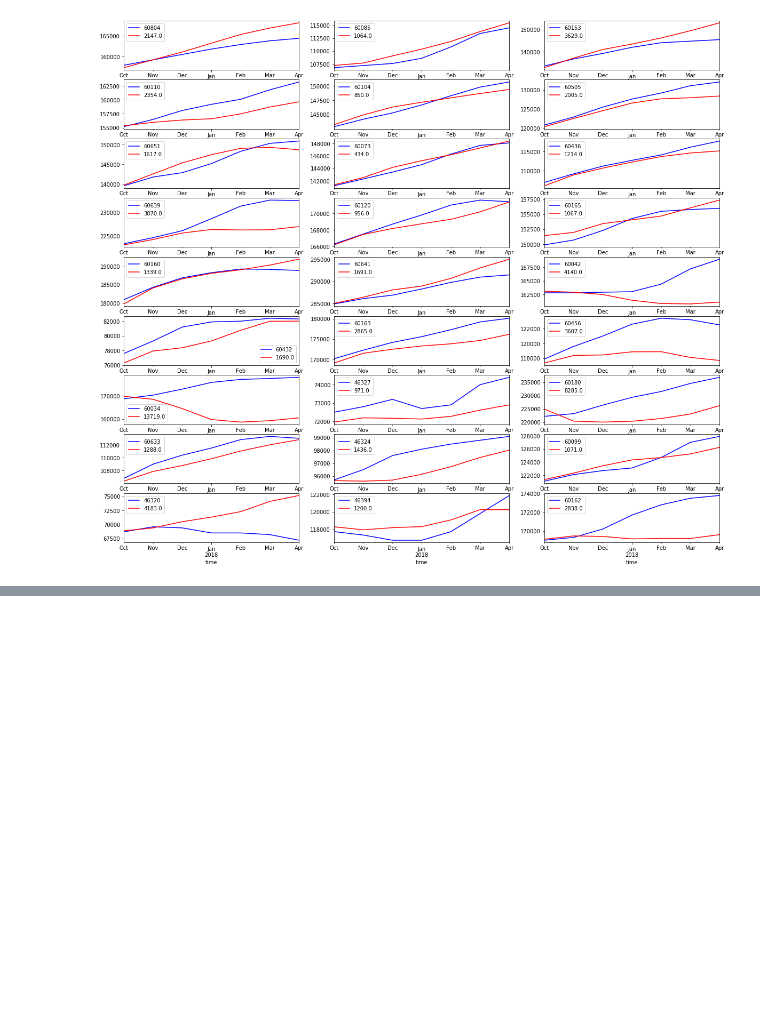
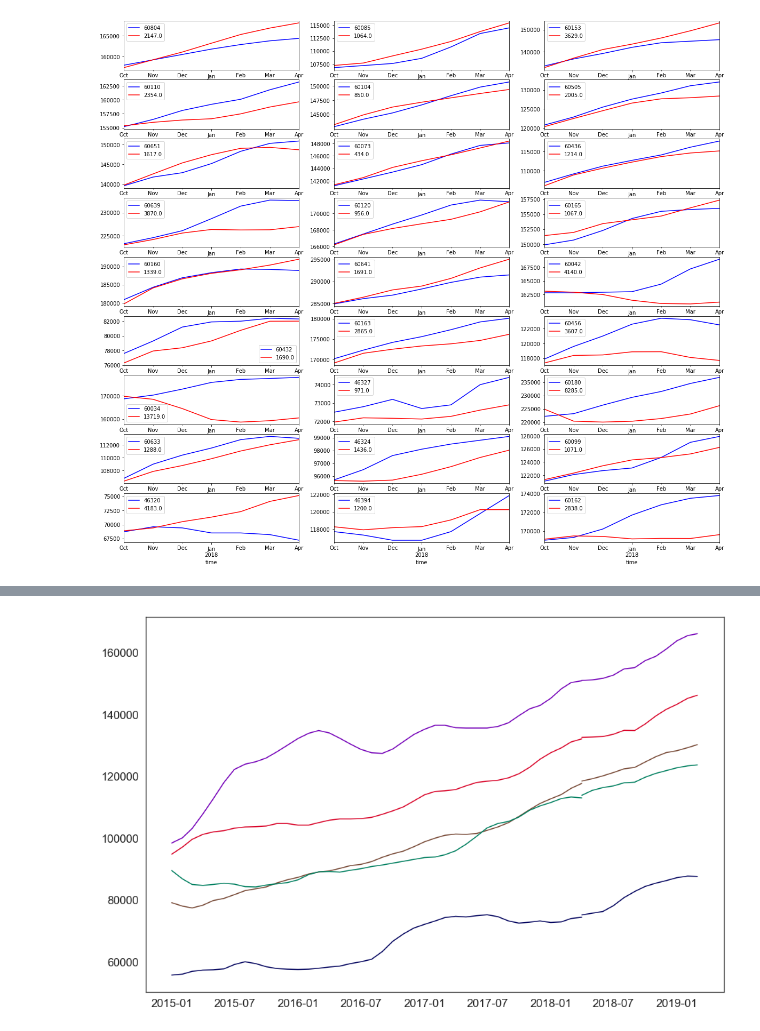
Before and after one commit to mattcarr17/time_series_project, a Jupyter notebook: notebooks/exploratory/03_mc_models.ipynb, the cells around one changed output, grey strips where cells are left out. Saved outputs shown, nothing was run; the diff lists cells and outputs as text; code cells hidden in the pictures; blank space fills up the shorter version.

```diff
--- a/notebooks/exploratory/03_mc_models.ipynb
+++ b/notebooks/exploratory/03_mc_models.ipynb
@@ -344,0 +819,11 @@ for row in range(9):
+# %%
+pallete = ['#03045e','#d90429','#774936','#7400b8','#007f5f']
+# %%
+sns.set(font_scale=1.5)
+sns.set_style('white')
+sns.set_context({'figure.figsize': (15, 10)})
+for i in range(len(recs)):
+    sns.lineplot(x=df2[recs[i]].index, y=df2[recs[i]].values, color=pallete[i], markers='-')
+    sns.lineplot(x=recs_df[recs[i]].index, y=recs_df[recs[i]].values.astype(float), color=pallete[i])
+# %% [output]
+[figure, added]
```
Also changed, not shown: parts of 56 cells of this notebook.
